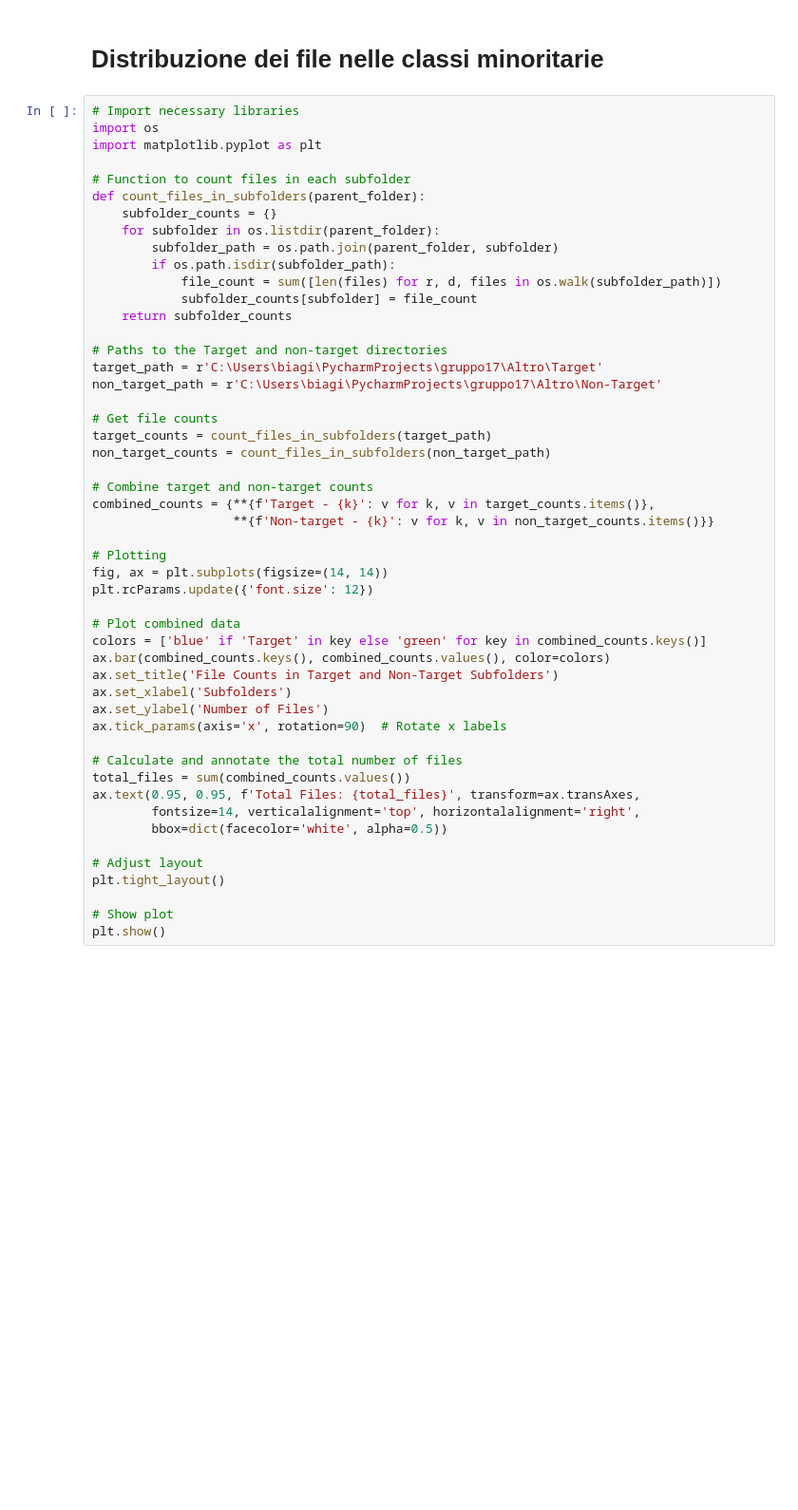
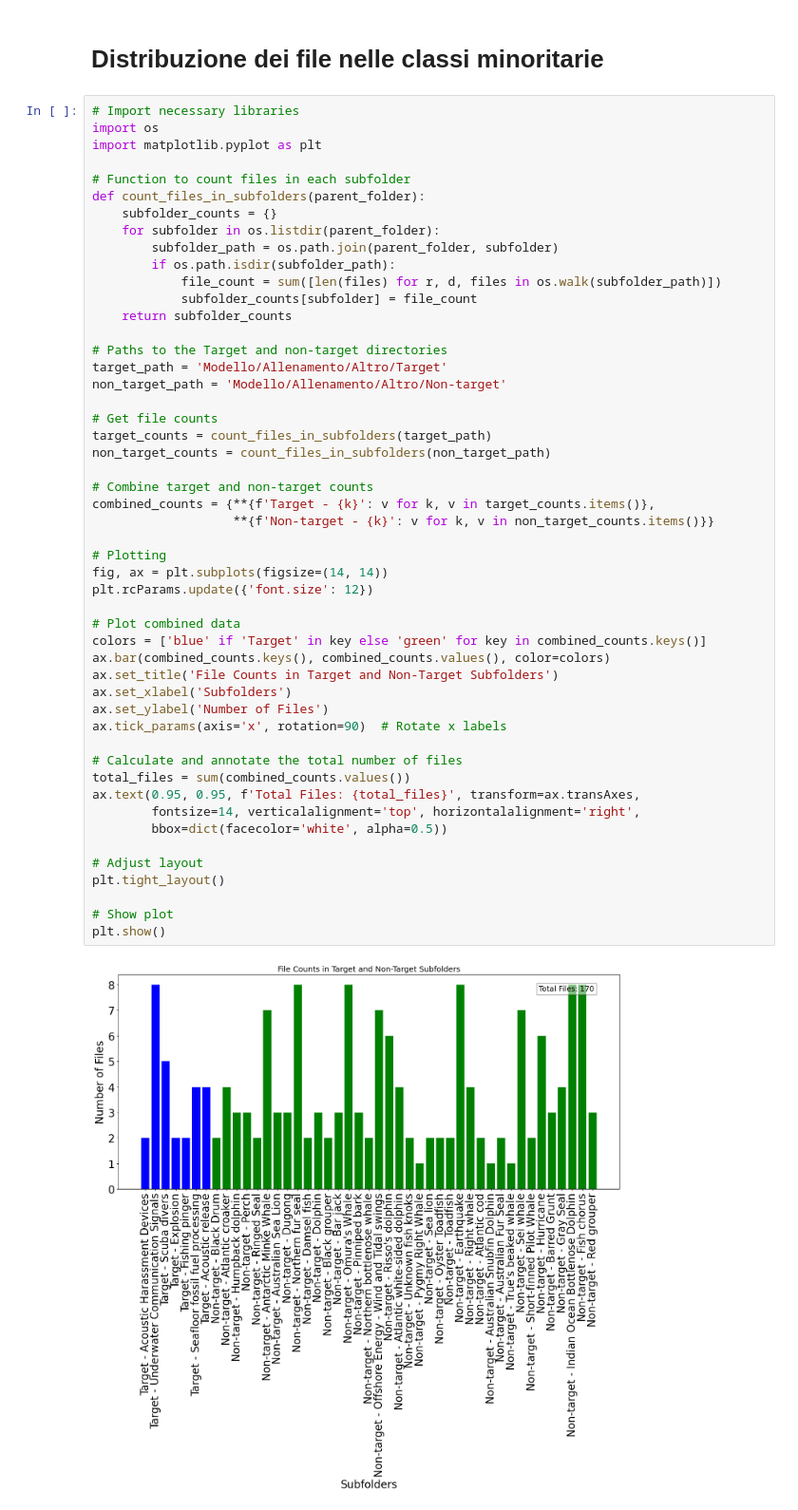
Before and after one commit to IreneGaita/UnderwaterSoundsClassification, a Jupyter notebook: Analisi_Dati/PreprocessingAnalysis.ipynb, the cells around one changed output. Shown at 95% size. Drawn from its saved outputs; the diff is of its cells as text; blank space fills up the shorter version.

```diff
--- a/Analisi_Dati/PreprocessingAnalysis.ipynb
+++ b/Analisi_Dati/PreprocessingAnalysis.ipynb
@@ -72,37 +74,39 @@ def count_files_in_subfolders(parent_folder):
     return subfolder_counts
 
 # Paths to the Target and non-target directories
-target_path = r'C:\Users\biagi\PycharmProjects\gruppo17\Altro\Target'
-non_target_path = r'C:\Users\biagi\PycharmProjects\gruppo17\Altro\Non-Target'
+target_path = 'Modello/Allenamento/Altro/Target'
+non_target_path = 'Modello/Allenamento/Altro/Non-target'
 
 # Get file counts
 target_counts = count_files_in_subfolders(target_path)
 non_target_counts = count_files_in_subfolders(non_target_path)
 
 # Combine target and non-target counts
 combined_counts = {**{f'Target - {k}': v for k, v in target_counts.items()},
                    **{f'Non-target - {k}': v for k, v in non_target_counts.items()}}
 
 # Plotting
 fig, ax = plt.subplots(figsize=(14, 14))
 plt.rcParams.update({'font.size': 12})
 
 # Plot combined data
 colors = ['blue' if 'Target' in key else 'green' for key in combined_counts.keys()]
 ax.bar(combined_counts.keys(), combined_counts.values(), color=colors)
 ax.set_title('File Counts in Target and Non-Target Subfolders')
 ax.set_xlabel('Subfolders')
 ax.set_ylabel('Number of Files')
 ax.tick_params(axis='x', rotation=90)  # Rotate x labels
 
 # Calculate and annotate the total number of files
 total_files = sum(combined_counts.values())
 ax.text(0.95, 0.95, f'Total Files: {total_files}', transform=ax.transAxes,
         fontsize=14, verticalalignment='top', horizontalalignment='right',
         bbox=dict(facecolor='white', alpha=0.5))
 
 # Adjust layout
 plt.tight_layout()
 
 # Show plot
 plt.show()
+# %% [output]
+[figure, added]
```
Also changed, not shown: parts of 2 cells of this notebook, 1 other file.
